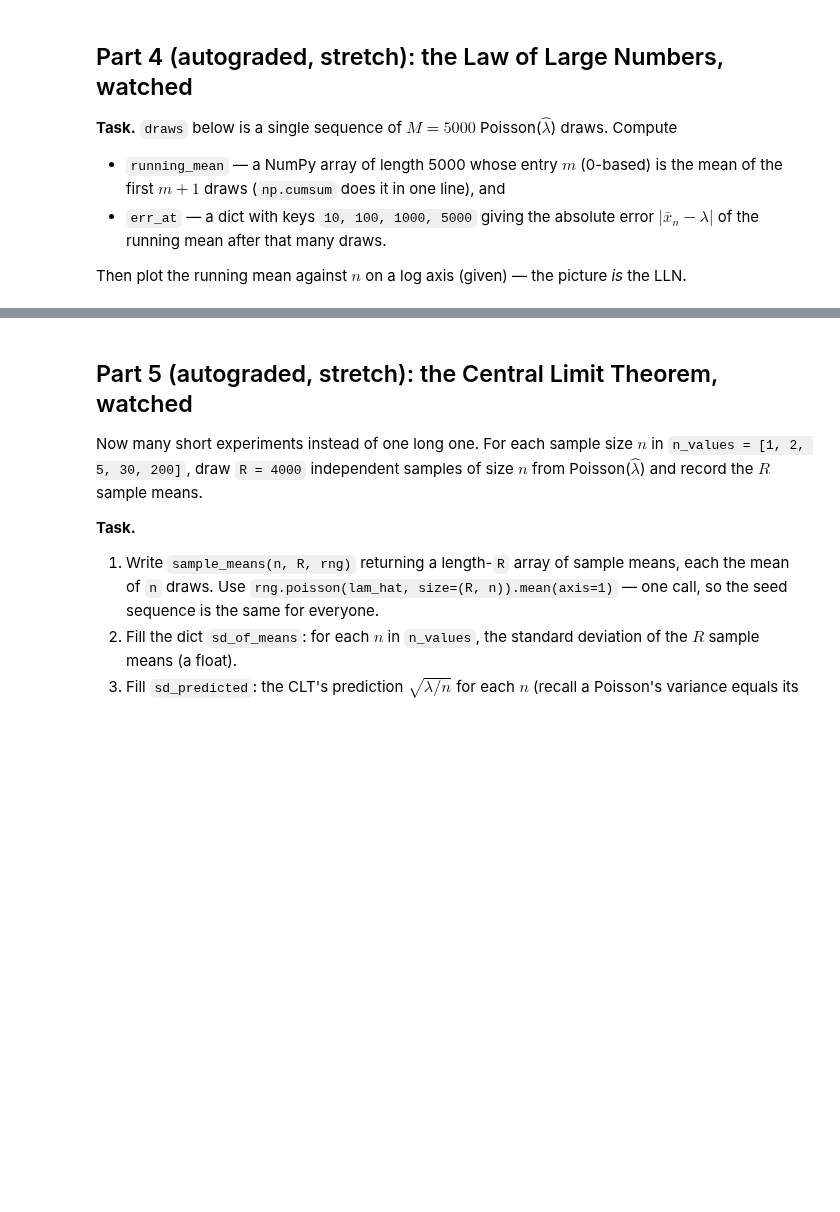
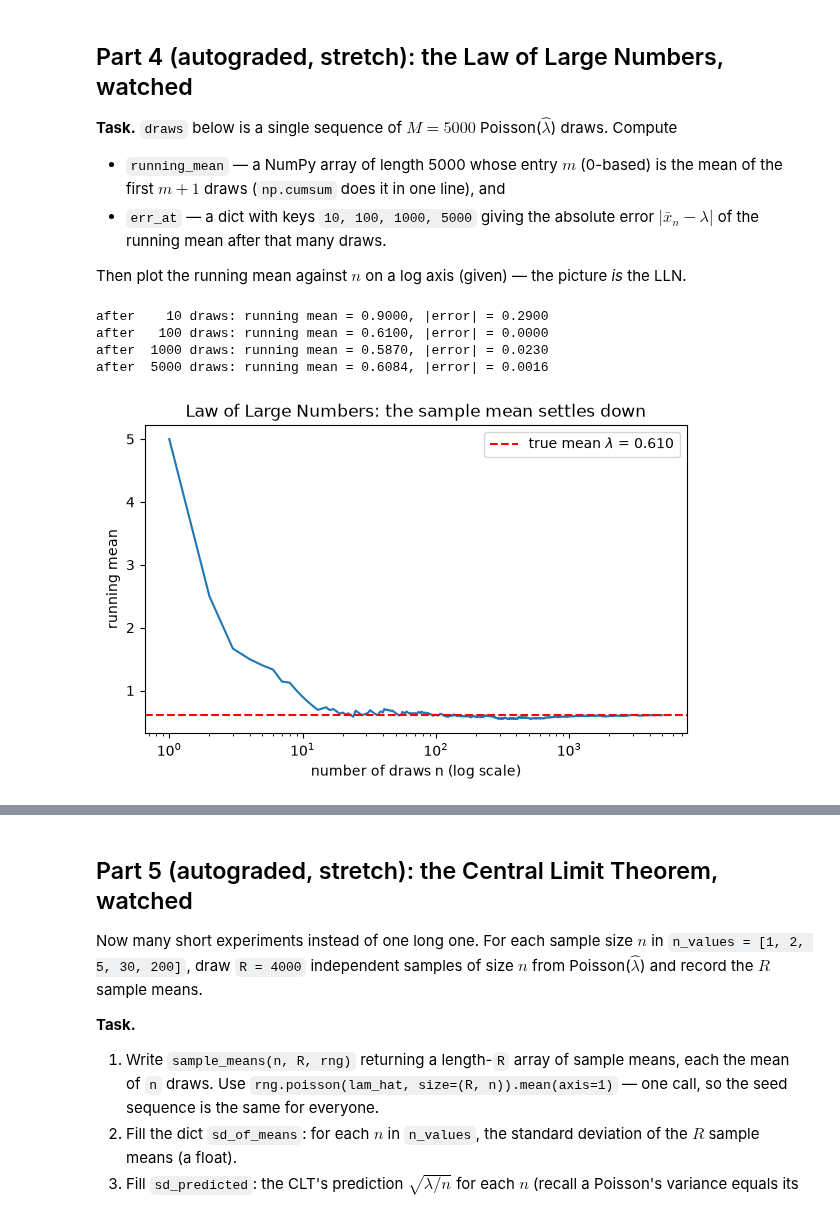
Before and after one commit to TrentRice/DS701-Materials-FA26, a Jupyter notebook: class_activity_notebooks/05-InClass-Exercise-Probabilistic-Modeling-A1/05-InClass-Exercise-Probabilistic-Modeling-A1.ipynb, the cells around one changed output, grey strips where cells are left out. Saved outputs shown, nothing was run; the diff lists cells and outputs as text; code cells hidden in the pictures; blank space fills up the shorter version.

Commit message:
After lecture

```diff
--- a/class_activity_notebooks/05-InClass-Exercise-Probabilistic-Modeling-A1/05-InClass-Exercise-Probabilistic-Modeling-A1.ipynb
+++ b/class_activity_notebooks/05-InClass-Exercise-Probabilistic-Modeling-A1/05-InClass-Exercise-Probabilistic-Modeling-A1.ipynb
@@ -317,20 +361,26 @@ Then plot the running mean against $n$ on a log axis (given) — the picture *is
 LLN.
 # %%
 M = 5000
-rng = np.random.default_rng(SEED)
-draws = rng.poisson(lam_hat, size=M)          # one long sequence from the fitted population
+rng = np.random.default_rng(SEED) # random number generator with a fixed seed for reproducibility
+draws = rng.poisson(lam_hat, size=M) # one long sequence from the fitted population
 
-running_mean = ...
-err_at = ...
+running_mean = np.cumsum(draws) / np.arange(1, M + 1) # running mean of the draws (cumulative sum divided by the number of draws)
+err_at = {n: np.abs(running_mean[n - 1] - lam_hat) for n in [10, 100, 1000, 5000]} # dictionary of errors at specific draw counts (How different is the running mean from the true mean at these points?)
 
 for n, e in err_at.items():
     print(f"after {n:>5} draws: running mean = {running_mean[n - 1]:.4f}, |error| = {e:.4f}")
 
 plt.figure(figsize=(7, 4))
 plt.plot(np.arange(1, M + 1), running_mean, lw=1.5)
 plt.axhline(lam_hat, color="r", ls="--", label=f"true mean $\\lambda$ = {lam_hat:.3f}")
 plt.xscale("log"); plt.xlabel("number of draws n (log scale)"); plt.ylabel("running mean")
 plt.title("Law of Large Numbers: the sample mean settles down"); plt.legend()
 plt.show()
+# %% [output]
+after    10 draws: running mean = 0.9000, |error| = 0.2900
+after   100 draws: running mean = 0.6100, |error| = 0.0000
+after  1000 draws: running mean = 0.5870, |error| = 0.0230
+after  5000 draws: running mean = 0.6084, |error| = 0.0016
+[figure, added]
 # %%
 grader.check("q4")
```
Also changed, not shown: parts of 11 cells of this notebook, 1 other file.
